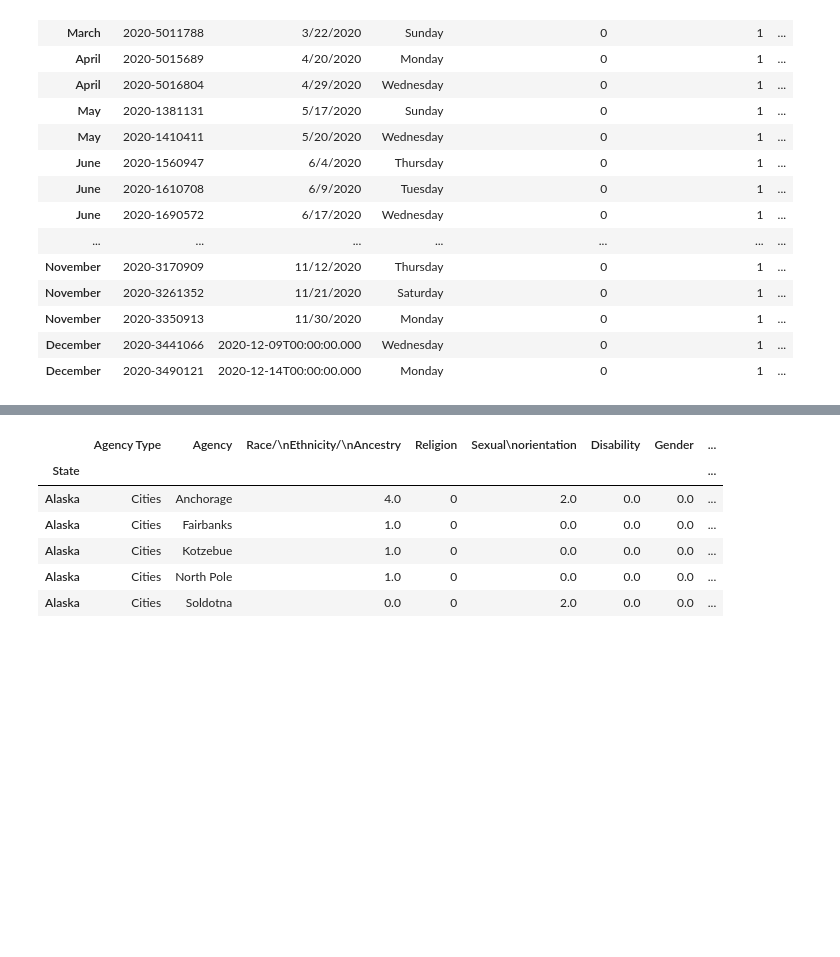
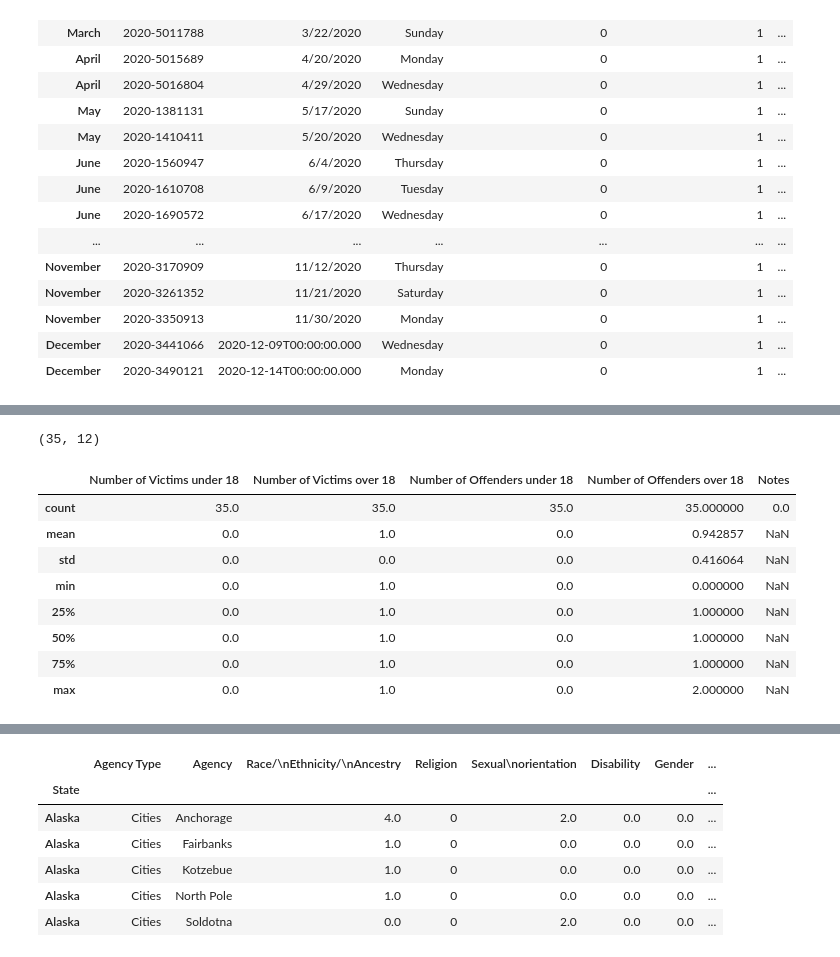
Before and after one commit to BurtonBarnes/Indian_Gas_Prices, a Jupyter notebook: exploration.ipynb, the cells around one changed output, grey strips where cells are left out. Cells and saved outputs as stored; diff of their text form; code cells hidden in the pictures; blank space fills up the shorter version.

```diff
--- a/exploration.ipynb
+++ b/exploration.ipynb
@@ -103,0 +126,16 @@ df1
+# %%
+df1.shape
+# %% [output]
+(35, 12)
+# %%
+df1.describe()
+# %% [output]
+|  | Number of Victims under 18 | Number of Victims over 18 | Number of Offenders under 18 | Number of Offenders over 18 | Notes |
+| count | 35.0 | 35.0 | 35.0 | 35.000000 | 0.0 |
+| mean | 0.0 | 1.0 | 0.0 | 0.942857 | NaN |
+| std | 0.0 | 0.0 | 0.0 | 0.416064 | NaN |
+| min | 0.0 | 1.0 | 0.0 | 0.000000 | NaN |
+| 25% | 0.0 | 1.0 | 0.0 | 1.000000 | NaN |
+| 50% | 0.0 | 1.0 | 0.0 | 1.000000 | NaN |
+| 75% | 0.0 | 1.0 | 0.0 | 1.000000 | NaN |
+| max | 0.0 | 1.0 | 0.0 | 2.000000 | NaN |
```
Also changed, not shown: parts of 4 cells of this notebook.
